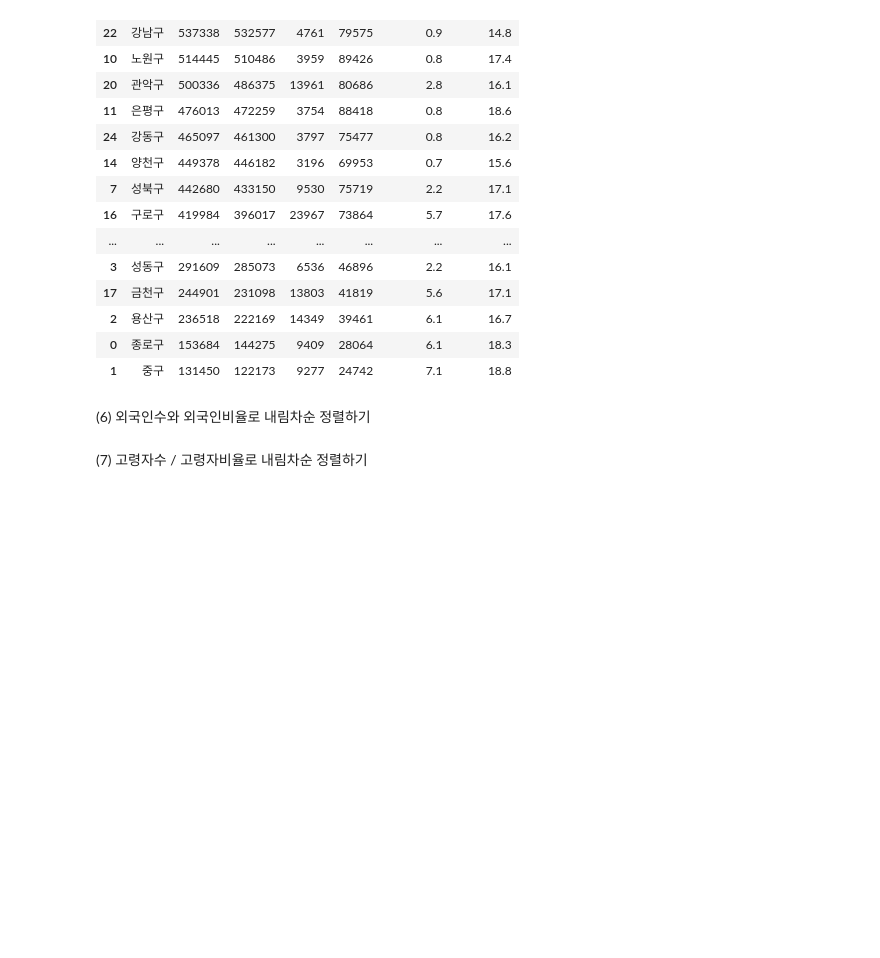
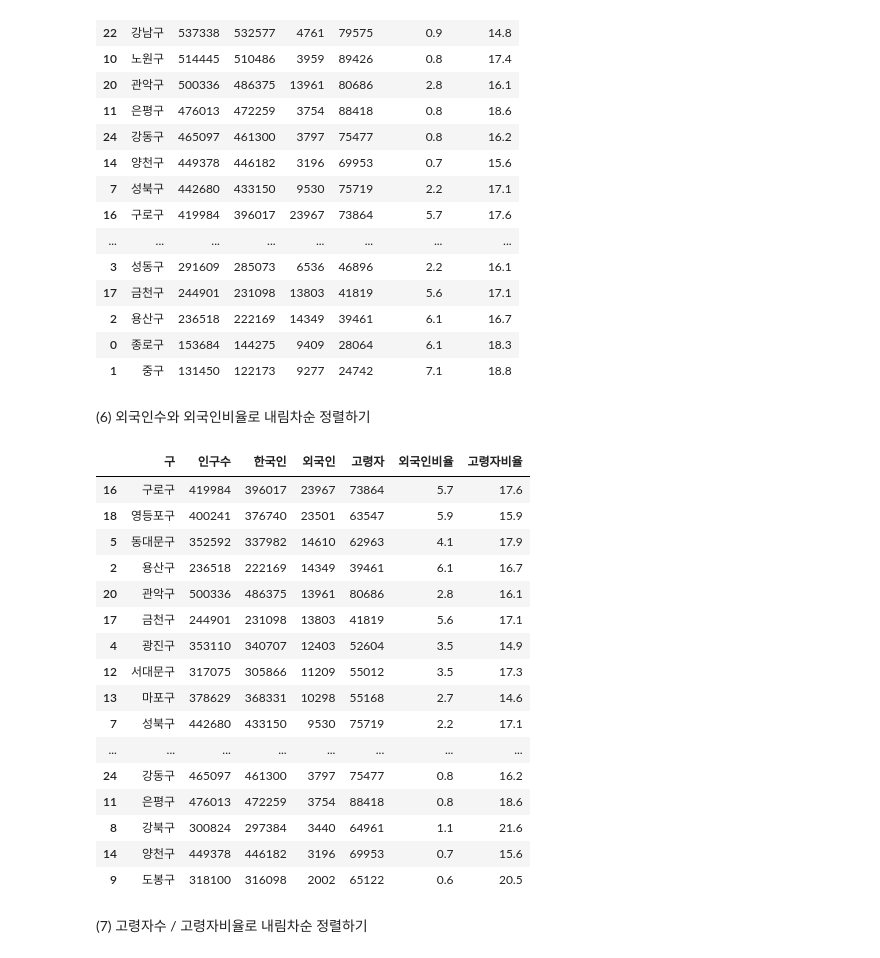
Before and after one commit to favorsyoon/python_advance, a Jupyter notebook: 04-26/seoul_population.ipynb, the cells around one changed output. Cells and saved outputs as stored; diff of their text form; code cells hidden in the pictures; blank space fills up the shorter version.

```diff
--- a/04-26/seoul_population.ipynb
+++ b/04-26/seoul_population.ipynb
@@ -348,3 +346,24 @@ foreign_sorted_by_descending
+# %%
+foreign_sorted_by_descending = new_df.sort_values(by='외국인', ascending=False)
+foreign_sorted_by_descending
+# %% [output]
+|  | 구 | 인구수 | 한국인 | 외국인 | 고령자 | 외국인비율 | 고령자비율 |
+| 16 | 구로구 | 419984 | 396017 | 23967 | 73864 | 5.7 | 17.6 |
+| 18 | 영등포구 | 400241 | 376740 | 23501 | 63547 | 5.9 | 15.9 |
+| 5 | 동대문구 | 352592 | 337982 | 14610 | 62963 | 4.1 | 17.9 |
+| 2 | 용산구 | 236518 | 222169 | 14349 | 39461 | 6.1 | 16.7 |
+| 20 | 관악구 | 500336 | 486375 | 13961 | 80686 | 2.8 | 16.1 |
+| 17 | 금천구 | 244901 | 231098 | 13803 | 41819 | 5.6 | 17.1 |
+| 4 | 광진구 | 353110 | 340707 | 12403 | 52604 | 3.5 | 14.9 |
+| 12 | 서대문구 | 317075 | 305866 | 11209 | 55012 | 3.5 | 17.3 |
+| 13 | 마포구 | 378629 | 368331 | 10298 | 55168 | 2.7 | 14.6 |
+| 7 | 성북구 | 442680 | 433150 | 9530 | 75719 | 2.2 | 17.1 |
+| ... | ... | ... | ... | ... | ... | ... | ... |
+| 24 | 강동구 | 465097 | 461300 | 3797 | 75477 | 0.8 | 16.2 |
+| 11 | 은평구 | 476013 | 472259 | 3754 | 88418 | 0.8 | 18.6 |
+| 8 | 강북구 | 300824 | 297384 | 3440 | 64961 | 1.1 | 21.6 |
+| 14 | 양천구 | 449378 | 446182 | 3196 | 69953 | 0.7 | 15.6 |
+| 9 | 도봉구 | 318100 | 316098 | 2002 | 65122 | 0.6 | 20.5 |
 # %% [markdown]
 (7) 고령자수 / 고령자비율로 내림차순 정렬하기
 # %% [markdown]
```
Also changed, not shown: parts of 8 cells of this notebook.
